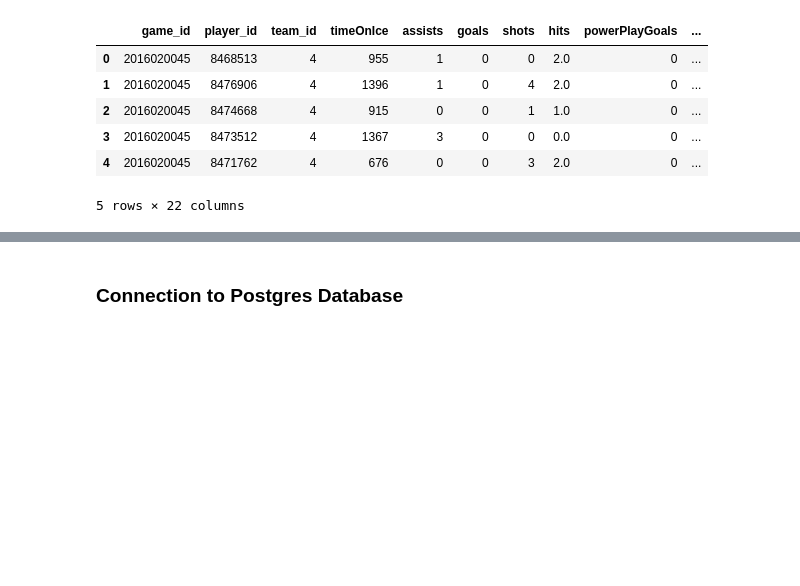
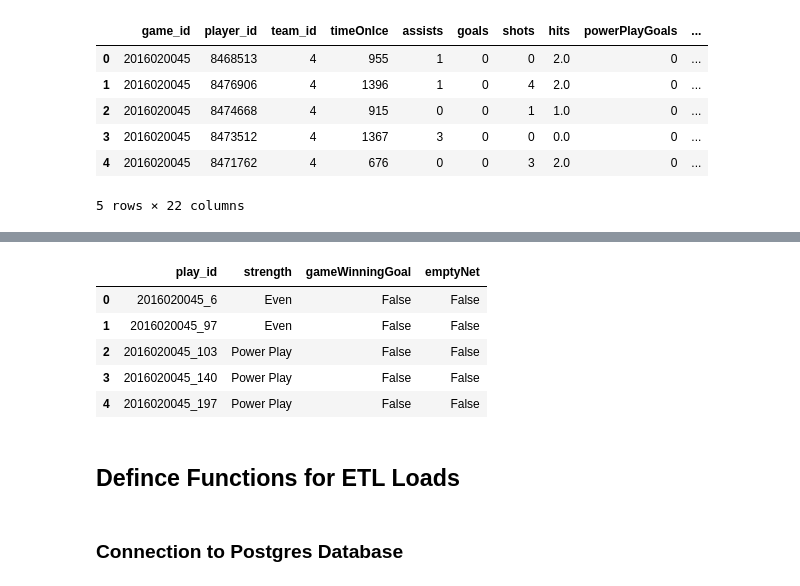
Before and after one commit to willserene/SQL_ETL, a Jupyter notebook: load_data.ipynb, the cells around one changed output, grey strips where cells are left out. Saved outputs shown, nothing was run; the diff lists cells and outputs as text; code cells hidden in the pictures; blank space fills up the shorter version.

Commit message:
entire notebook complete, all loads run successfully, create_schema completed

```diff
--- a/load_data.ipynb
+++ b/load_data.ipynb
@@ -118,0 +143,12 @@ game_plays_players_df.head(5)
+# %%
+# read game_goalie_stats csv to df"
+# repalce NA values with FALSE boolean
+game_goals_df = pd.read_csv("data/game_goals.csv").fillna(False)
+game_goals_df.head(5)
+# %% [output]
+|  | play_id | strength | gameWinningGoal | emptyNet |
+| 0 | 2016020045_6 | Even | False | False |
+| 1 | 2016020045_97 | Even | False | False |
+| 2 | 2016020045_103 | Power Play | False | False |
+| 3 | 2016020045_140 | Power Play | False | False |
+| 4 | 2016020045_197 | Power Play | False | False |
@@ -118,0 +157,2 @@ game_plays_players_df.head(5)
+# %% [markdown]
+## Defince Functions for ETL Loads
```
Also changed, not shown: parts of 34 cells of this notebook, 2 other files.
